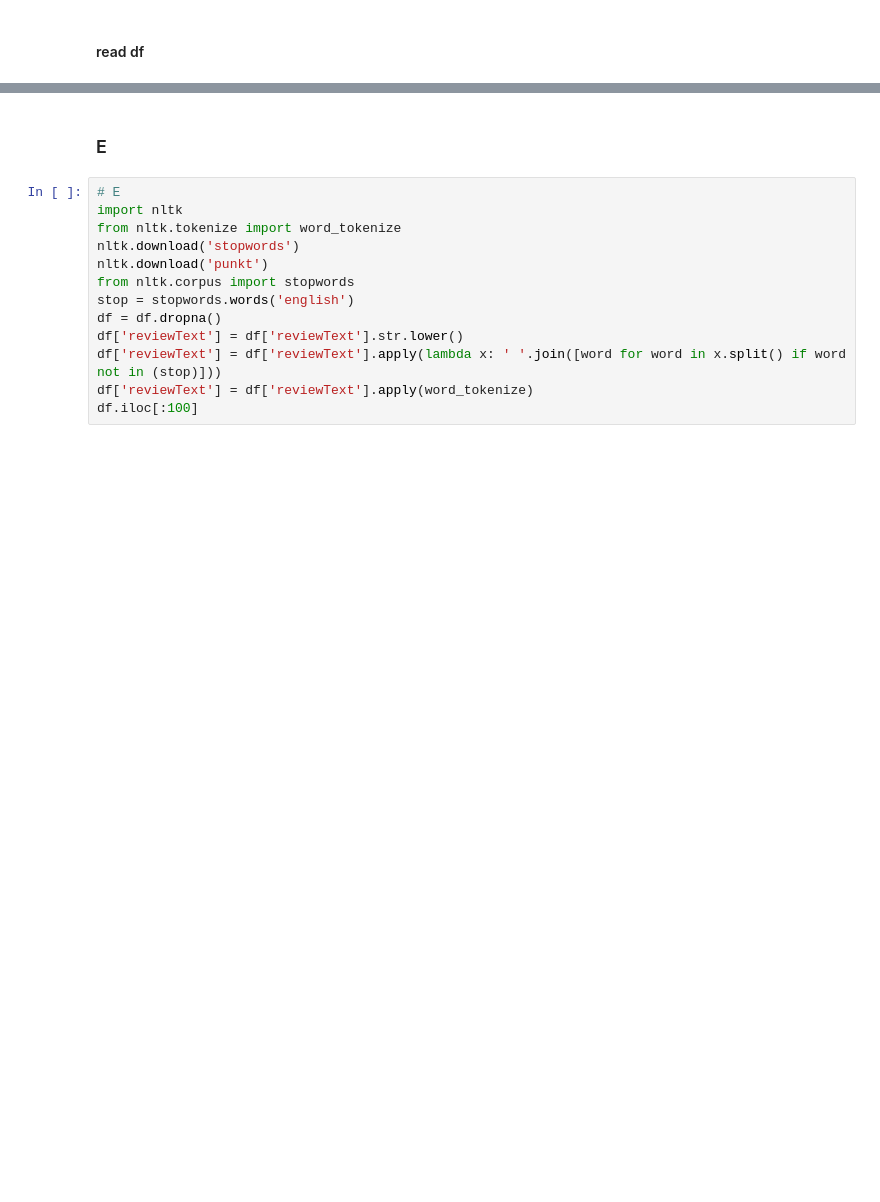
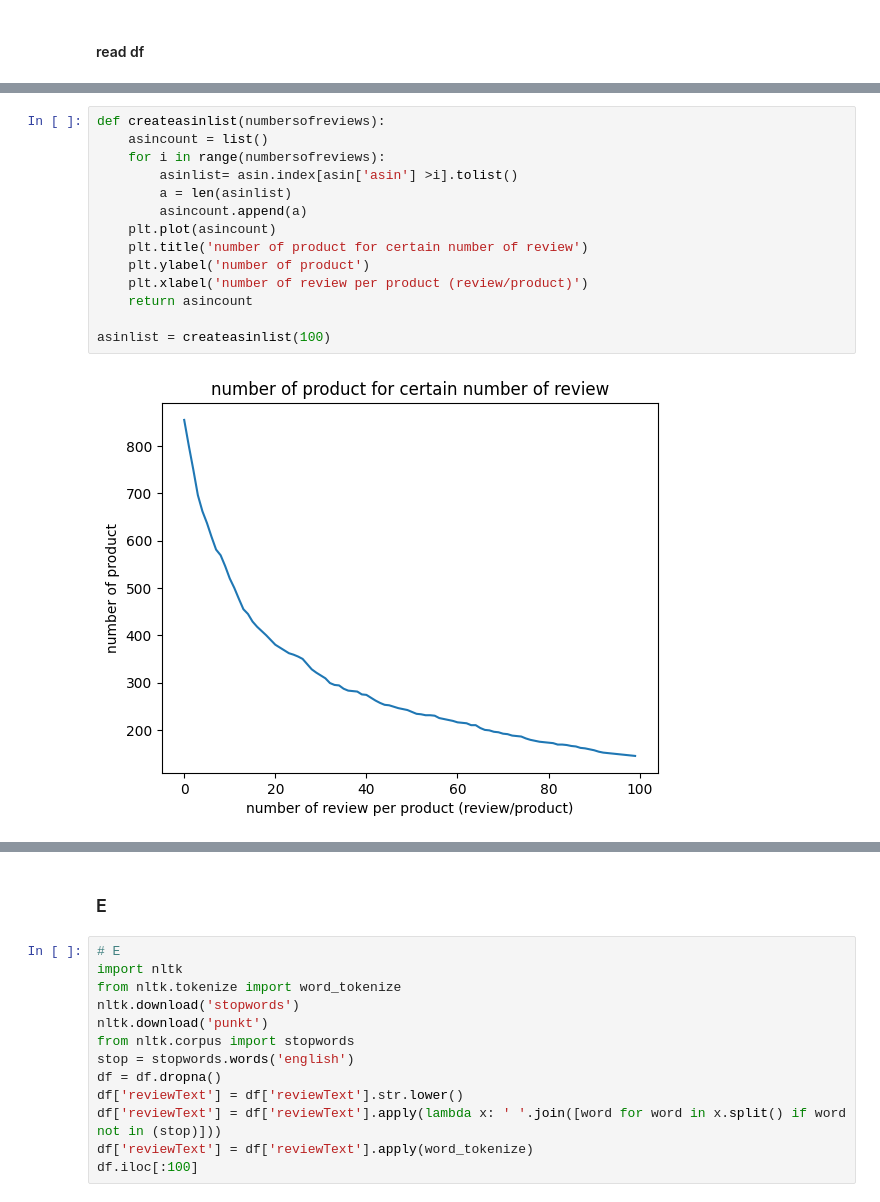
Before and after one commit to bofanh/CSCI_626_Information_Retrieval, a Jupyter notebook: prep.ipynb, the cells around one changed output, grey strips where cells are left out. Saved outputs shown, nothing was run; the diff lists cells and outputs as text; blank space fills up the shorter version.

```diff
--- a/prep.ipynb
+++ b/prep.ipynb
@@ -133,0 +165,16 @@ df.shape
+# %%
+def createasinlist(numbersofreviews):
+    asincount = list()
+    for i in range(numbersofreviews):
+        asinlist= asin.index[asin['asin'] >i].tolist()
+        a = len(asinlist)
+        asincount.append(a)
+    plt.plot(asincount)
+    plt.title('number of product for certain number of review')
+    plt.ylabel('number of product')
+    plt.xlabel('number of review per product (review/product)')
+    return asincount
+
+asinlist = createasinlist(100)
+# %% [output]
+[figure, added]
```
Also changed, not shown: parts of 33 cells of this notebook.
